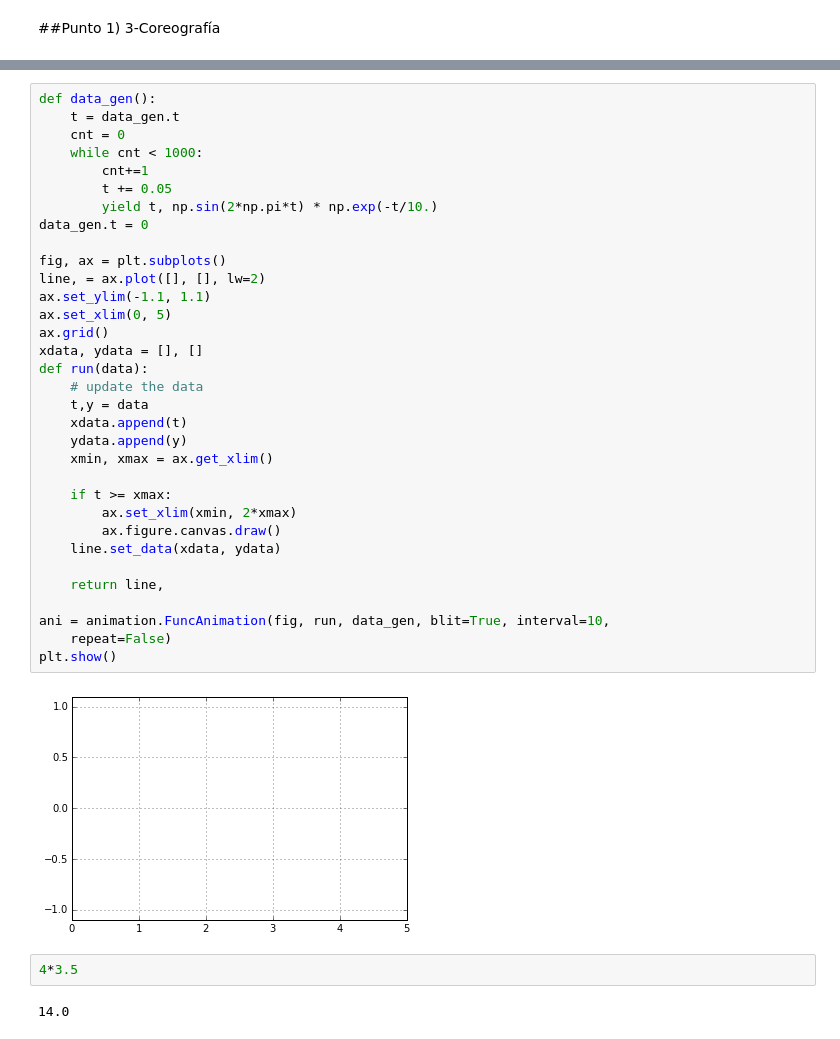
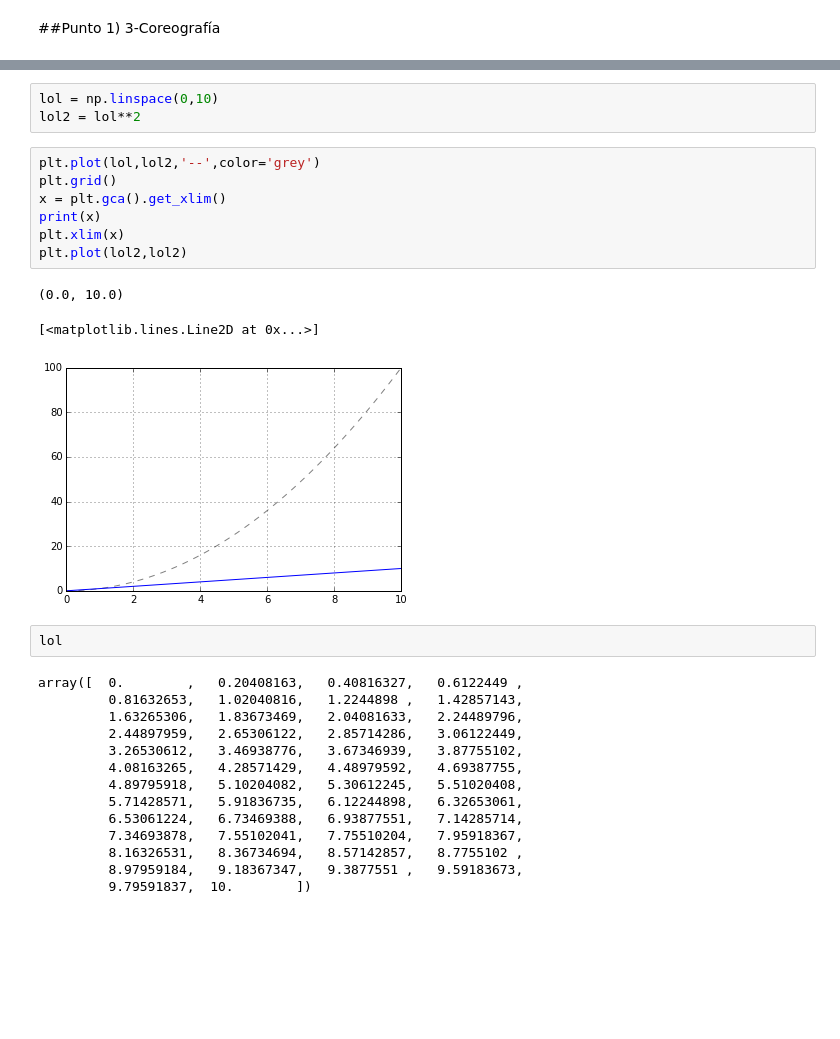
Before and after one commit to ArturoVelasquez/MC-1, a Jupyter notebook: Tareas/HW5/HW5.ipynb, the cells around one changed output, grey strips where cells are left out. Drawn from its saved outputs; the diff is of its cells as text; blank space fills up the shorter version.

```diff
--- a/Tareas/HW5/HW5.ipynb
+++ b/Tareas/HW5/HW5.ipynb
@@ -241,39 +202,30 @@ plt.show()
-# %%
-def data_gen():
-    t = data_gen.t
-    cnt = 0
-    while cnt < 1000:
-        cnt+=1
-        t += 0.05
-        yield t, np.sin(2*np.pi*t) * np.exp(-t/10.)
-data_gen.t = 0
-
-fig, ax = plt.subplots()
-line, = ax.plot([], [], lw=2)
-ax.set_ylim(-1.1, 1.1)
-ax.set_xlim(0, 5)
-ax.grid()
-xdata, ydata = [], []
-def run(data):
-    # update the data
-    t,y = data
-    xdata.append(t)
-    ydata.append(y)
-    xmin, xmax = ax.get_xlim()
-
-    if t >= xmax:
-        ax.set_xlim(xmin, 2*xmax)
-        ax.figure.canvas.draw()
-    line.set_data(xdata, ydata)
-
-    return line,
-
-ani = animation.FuncAnimation(fig, run, data_gen, blit=True, interval=10,
-    repeat=False)
-plt.show()
-# %% [output]
-[figure, removed]
-# %%
-4*3.5
-# %% [output]
-14.0
+# %%
+lol = np.linspace(0,10)
+lol2 = lol**2
+# %%
+plt.plot(lol,lol2,'--',color='grey')
+plt.grid()
+x = plt.gca().get_xlim()
+print(x)
+plt.xlim(x)
+plt.plot(lol2,lol2)
+# %% [output]
+(0.0, 10.0)
+[<matplotlib.lines.Line2D at 0x...>]
+[figure, added]
+# %%
+lol
+# %% [output]
+array([  0.        ,   0.20408163,   0.40816327,   0.6122449 ,
+         0.81632653,   1.02040816,   1.2244898 ,   1.42857143,
+         1.63265306,   1.83673469,   2.04081633,   2.24489796,
+         2.44897959,   2.65306122,   2.85714286,   3.06122449,
+         3.26530612,   3.46938776,   3.67346939,   3.87755102,
+         4.08163265,   4.28571429,   4.48979592,   4.69387755,
+         4.89795918,   5.10204082,   5.30612245,   5.51020408,
+         5.71428571,   5.91836735,   6.12244898,   6.32653061,
+         6.53061224,   6.73469388,   6.93877551,   7.14285714,
+         7.34693878,   7.55102041,   7.75510204,   7.95918367,
+         8.16326531,   8.36734694,   8.57142857,   8.7755102 ,
+         8.97959184,   9.18367347,   9.3877551 ,   9.59183673,
+         9.79591837,  10.        ])
```
Also changed, not shown: parts of 32 cells of this notebook, 1 other file.
